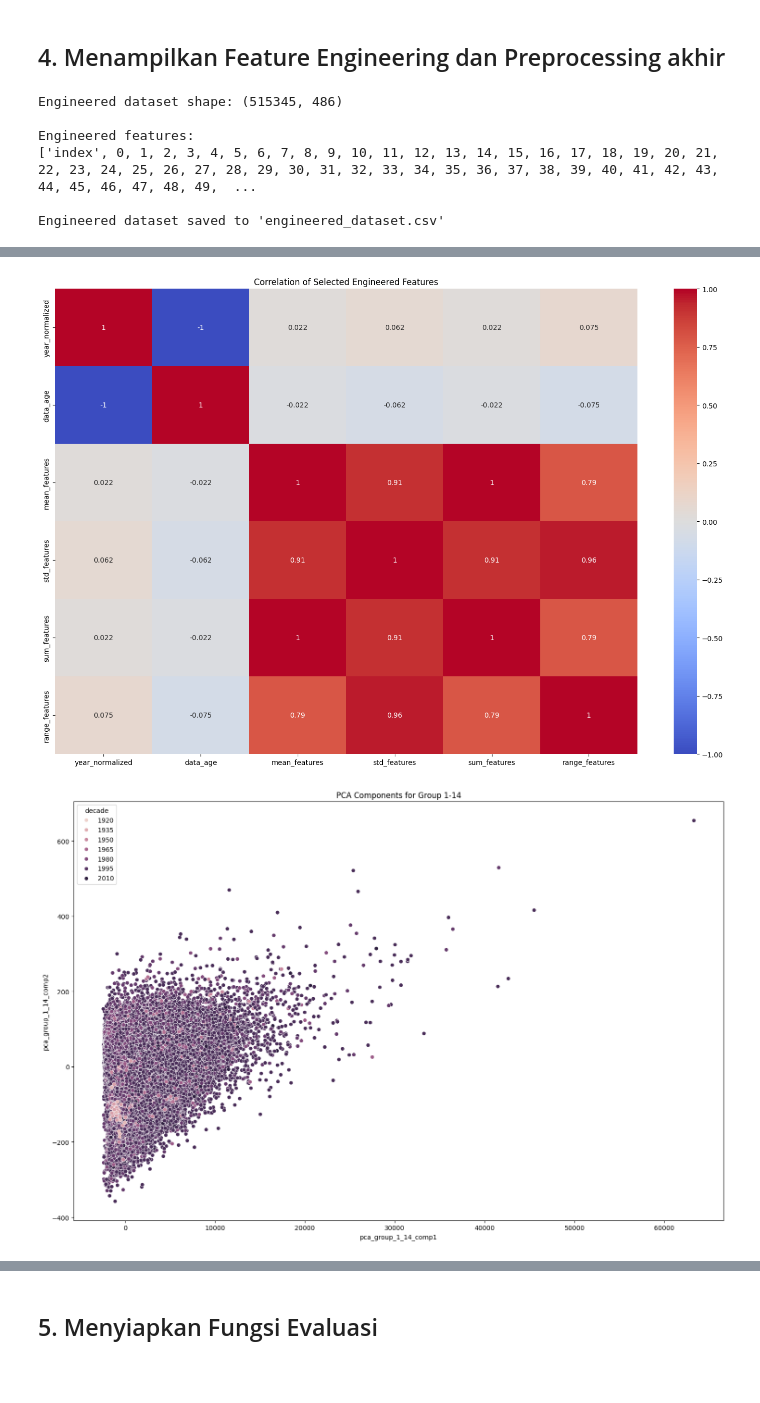
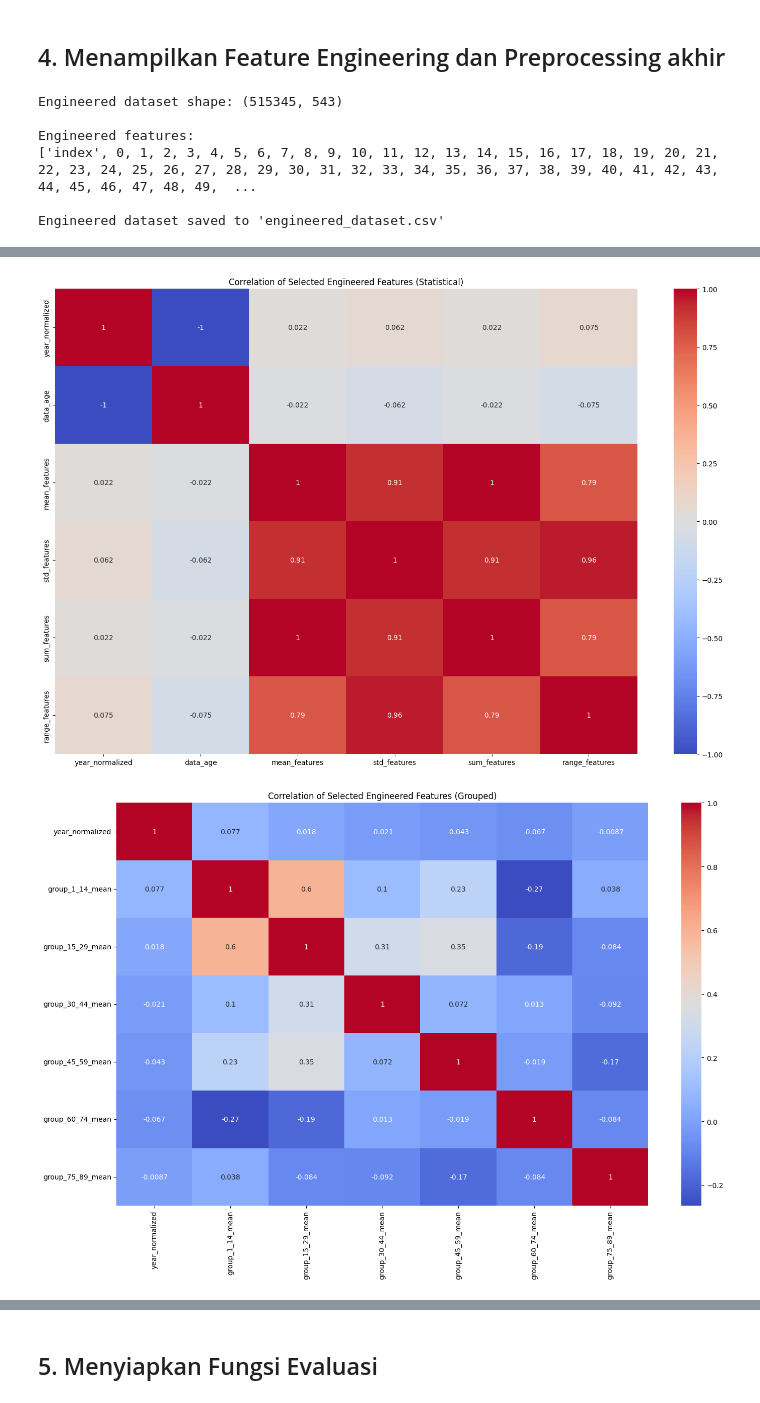
Before and after one commit to Kaasyiful/tugas-deep-learning, a Jupyter notebook: UTS/MLP/Deep_Learning_UTS_MLP.ipynb, the cells around one changed output, grey strips where cells are left out. Drawn from its saved outputs; the diff is of its cells as text; code cells hidden in the pictures; blank space fills up the shorter version.

```diff
--- a/UTS/MLP/Deep_Learning_UTS_MLP.ipynb
+++ b/UTS/MLP/Deep_Learning_UTS_MLP.ipynb
@@ -291,10 +303,10 @@ def feature_engineering(df):
             group1_start, group1_end = feature_groups[i]
             group2_start, group2_end = feature_groups[j]
             interactions = ['sum', 'multiply', 'ratio', '2to1range', '1to2range']
-            interaction_name = [f'{interaction}_{group1_start}_{group1_end}_{group2_start}_{group2_end}' for interaction in interactions]
-            df_processed[interaction_name] = df_processed[f'group_{group1_start}_{group1_end-1}_mean']
 
             for interaction in interactions:
+                interaction_name = f'{interaction}_{group1_start}_{group1_end}_{group2_start}_{group2_end}'
+                df_processed[interaction_name] = df_processed[f'group_{group1_start}_{group1_end-1}_mean']
                 if interaction == 'sum':
                     df_processed[interaction_name] += df_processed[f'group_{group2_start}_{group2_end-1}_mean']
                 elif interaction == 'multiply':
@@ -428,6 +440,10 @@ print(df_engineered.columns.tolist())
 # Save the engineered dataset
 df_engineered.to_csv('Dataset/engineered_dataset.csv', index=False)
 print("\nEngineered dataset saved to 'engineered_dataset.csv'")
+
+# Save a sample of engineered dataset to a new CSV file
+df_engineered_sample = df_engineered.sample(n=20, random_state=42)
+df_engineered_sample.to_csv('RegresiUTSTelkom_engineered_sample.csv', index=False)
 
 # Visualization of some of the engineered features
 def visualize_engineered_features(df):
@@ -441,16 +457,28 @@ def visualize_engineered_features(df):
     plt.savefig('mean_features_by_decade.png')
     plt.show()
 
-    # Correlation of engineered features
+    # Correlation of engineered features (using statistical features)
     plt.figure(figsize=(15, 10))
     # Select a subset of engineered features to avoid overcrowding
     engineered_subset = ['year_normalized', 'data_age', 'mean_features',
                          'std_features', 'sum_features', 'range_features']
     correlation = df[engineered_subset].corr()
     sns.heatmap(correlation, annot=True, cmap='coolwarm')
-    plt.title('Correlation of Selected Engineered Features')
+    plt.title('Correlation of Selected Engineered Features (Statistical)')
     plt.tight_layout()
-    plt.savefig('correlation_engineered_features.png')
+    plt.savefig('correlation_engineered_statistical_features.png')
+    plt.show()
+
+    # Correlation of engineered features (using grouped features)
+    plt.figure(figsize=(15, 10))
+    # Select a subset of engineered features to avoid overcrowding
+    engineered_subset = ['year_normalized', 'group_1_14_mean', 'group_15_29_mean',
+                         'group_30_44_mean', 'group_45_59_mean', 'group_60_74_mean', 'group_75_89_mean']
+    correlation = df[engineered_subset].corr()
+    sns.heatmap(correlation, annot=True, cmap='coolwarm')
+    plt.title('Correlation of Selected Engineered Features (Grouped)')
+    plt.tight_layout()
+    plt.savefig('correlation_engineered_grouped_features.png')
     plt.show()
 
     # Plot PCA components
@@ -468,37 +496,38 @@ def visualize_engineered_features(df):
     plt.figure(figsize=(15, 10))
     # Take sample of numeric features as a proxy for importance
     sample_features = ['mean_features', 'std_features', 'sum_features',
-                       'range_features', 'group_1_14_mean']
+                       'range_features', 'group_1_14_mean', 'group_15_29_mean',
+                          'group_30_44_mean', 'group_45_59_mean', 'group_60_74_mean', 'group_75_89_mean']
     importance = np.random.rand(len(sample_features))
     sns.barplot(x=importance, y=sample_features)
     plt.title('Simulated Feature Importance')
     plt.tight_layout()
     plt.savefig('feature_importance.png')
     plt.show()
 
 # Visualize some of the engineered features
 visualize_engineered_features(df_engineered)
 
 # Prepare data for ML models (splitting into features and target)
 def prepare_for_ml(df, target_col=90):
     # Separate features and target
     X = df.drop(columns=[target_col, 'index'])
     y = df[target_col]
 
     # Split into train and test sets
     X_train, X_test, y_train, y_test = train_test_split(X, y, test_size=0.2, random_state=42)
 
     return X_train, X_test, y_train, y_test
 
 X_train, X_test, y_train, y_test = prepare_for_ml(df_engineered)
 print(f"\nTraining set: {X_train.shape}, Test set: {X_test.shape}")
 # %% [output]
-Engineered dataset shape: (515345, 486)
+Engineered dataset shape: (515345, 543)
 
 Engineered features:
 ['index', 0, 1, 2, 3, 4, 5, 6, 7, 8, 9, 10, 11, 12, 13, 14, 15, 16, 17, 18, 19, 20, 21, 22, 23, 24, 25, 26, 27, 28, 29, 30, 31, 32, 33, 34, 35, 36, 37, 38, 39, 40, 41, 42, 43, 44, 45, 46, 47, 48, 49,  ...
 
 Engineered dataset saved to 'engineered_dataset.csv'
 [figure]
-[figure, old version]
+[figure, new version]
-[figure, old version]
+[figure, new version]
```
Also changed, not shown: parts of 16 cells of this notebook, 8 other files.
